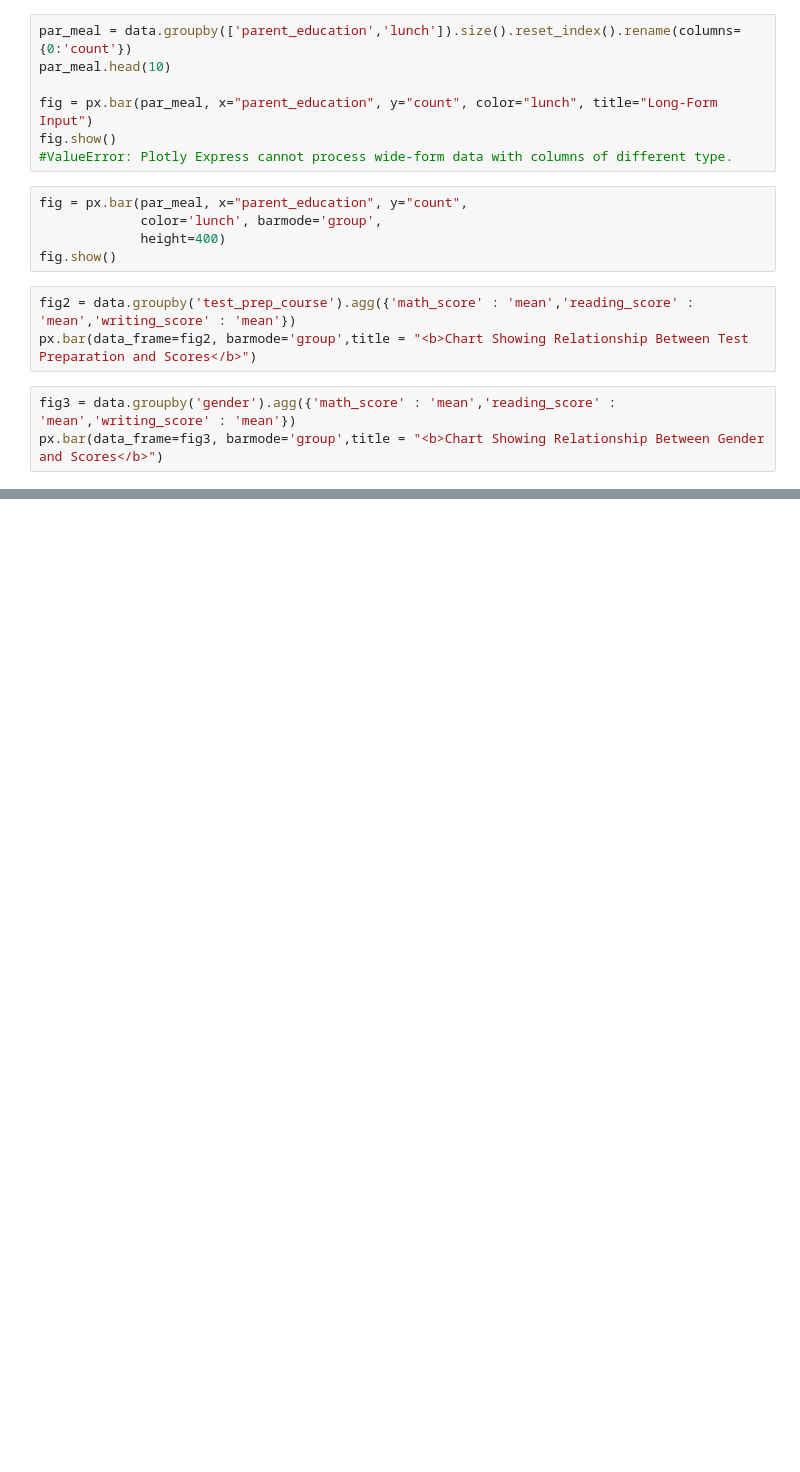
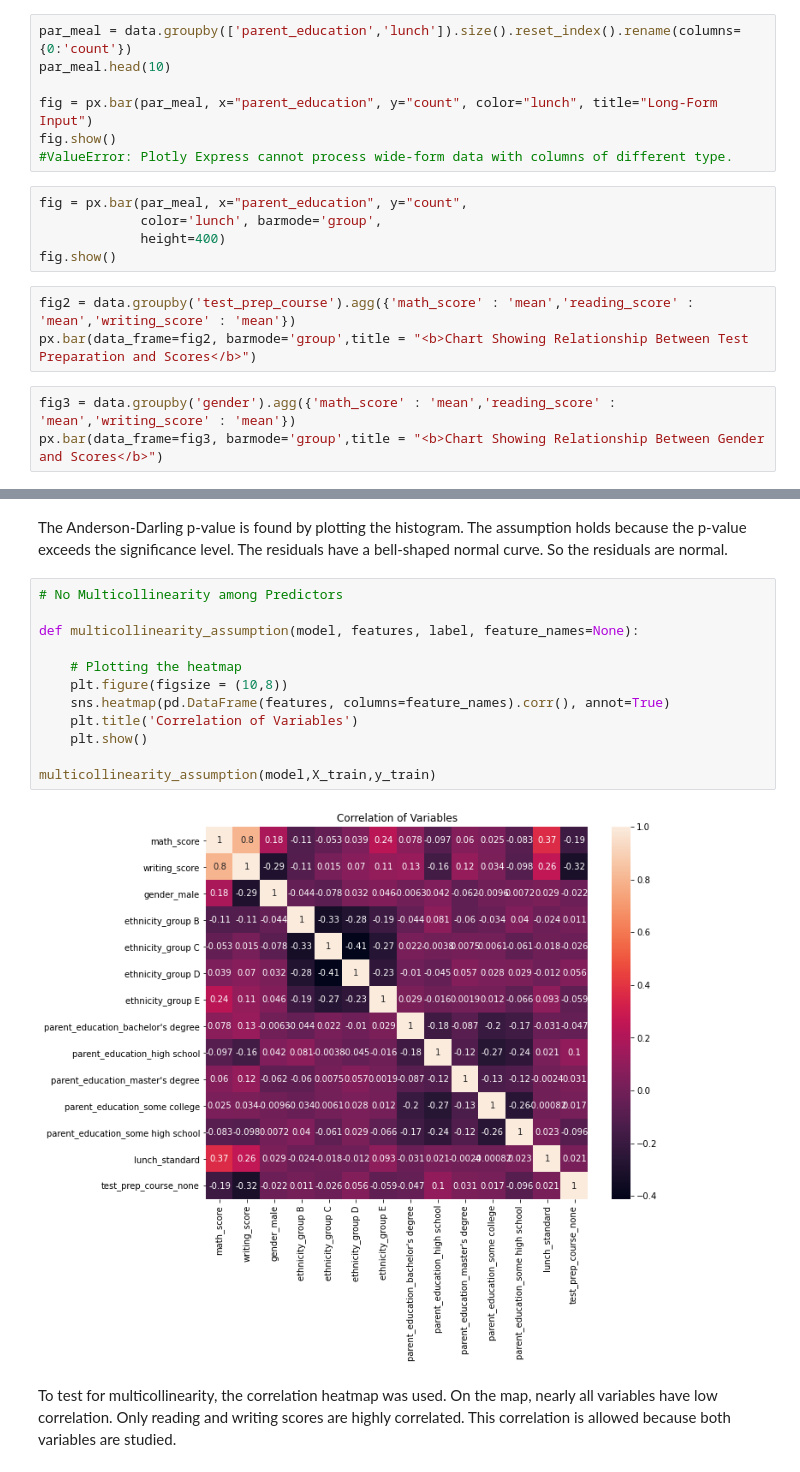
Before and after one commit to molowe1/Test_Repository, a Jupyter notebook: EDA_tutorial.ipynb, the cells around one changed output, grey strips where cells are left out. Cells and saved outputs as stored; diff of their text form; blank space fills up the shorter version.

```diff
--- a/EDA_tutorial.ipynb
+++ b/EDA_tutorial.ipynb
@@ -262,0 +387,18 @@ px.bar(data_frame=fig3, barmode='group',title = "<b>Chart Showing Relationship B
+# %% [markdown]
+The Anderson-Darling p-value is found by plotting the histogram. The assumption holds because the p-value exceeds the significance level. The residuals have a bell-shaped normal curve. So the residuals are normal.
+# %%
+# No Multicollinearity among Predictors
+
+def multicollinearity_assumption(model, features, label, feature_names=None):
+
+    # Plotting the heatmap
+    plt.figure(figsize = (10,8))
+    sns.heatmap(pd.DataFrame(features, columns=feature_names).corr(), annot=True)
+    plt.title('Correlation of Variables')
+    plt.show()
+
+multicollinearity_assumption(model,X_train,y_train)
+# %% [output]
+[figure, added]
+# %% [markdown]
+To test for multicollinearity, the correlation heatmap was used. On the map, nearly all variables have low correlation. Only reading and writing scores are highly correlated. This correlation is allowed because both variables are studied.
```
Also changed, not shown: parts of 21 cells of this notebook, 2 other files.
